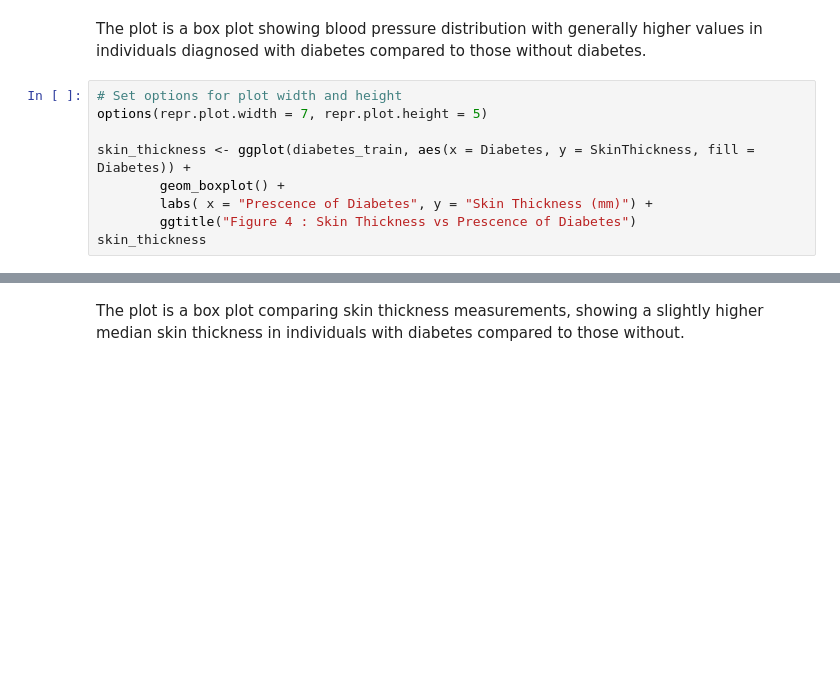
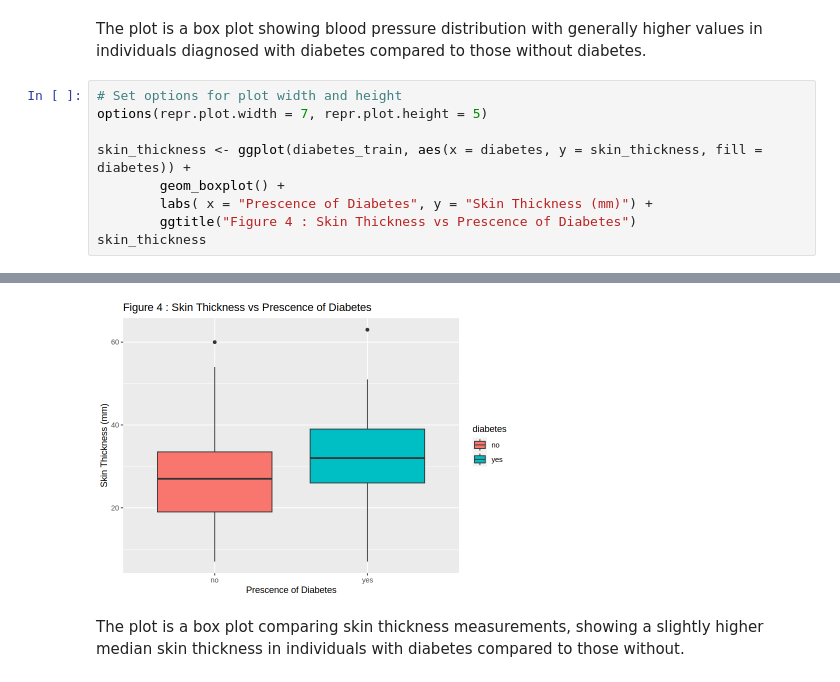
Before and after one commit to asnbl/dsci-100-2023-24W-group-16, a Jupyter notebook: Group project proposal.ipynb, the cells around one changed output, grey strips where cells are left out. Saved outputs shown, nothing was run; the diff lists cells and outputs as text; blank space fills up the shorter version.

```diff
--- a/Group project proposal.ipynb
+++ b/Group project proposal.ipynb
@@ -120,8 +211,9 @@ The plot is a box plot showing blood pressure distribution with generally higher
 # Set options for plot width and height
 options(repr.plot.width = 7, repr.plot.height = 5)
 
-skin_thickness <- ggplot(diabetes_train, aes(x = Diabetes, y = SkinThickness, fill = Diabetes)) +
+skin_thickness <- ggplot(diabetes_train, aes(x = diabetes, y = skin_thickness, fill = diabetes)) +
         geom_boxplot() +
         labs( x = "Prescence of Diabetes", y = "Skin Thickness (mm)") +
         ggtitle("Figure 4 : Skin Thickness vs Prescence of Diabetes")
 skin_thickness
+# %% [output]
@@ -128,3 +222,4 @@ skin_thickness
+[figure, added]
 # %% [markdown]
 The plot is a box plot comparing skin thickness measurements, showing a slightly higher median skin thickness in individuals with diabetes compared to those without.
 # %%
```
Also changed, not shown: parts of 42 cells of this notebook.
